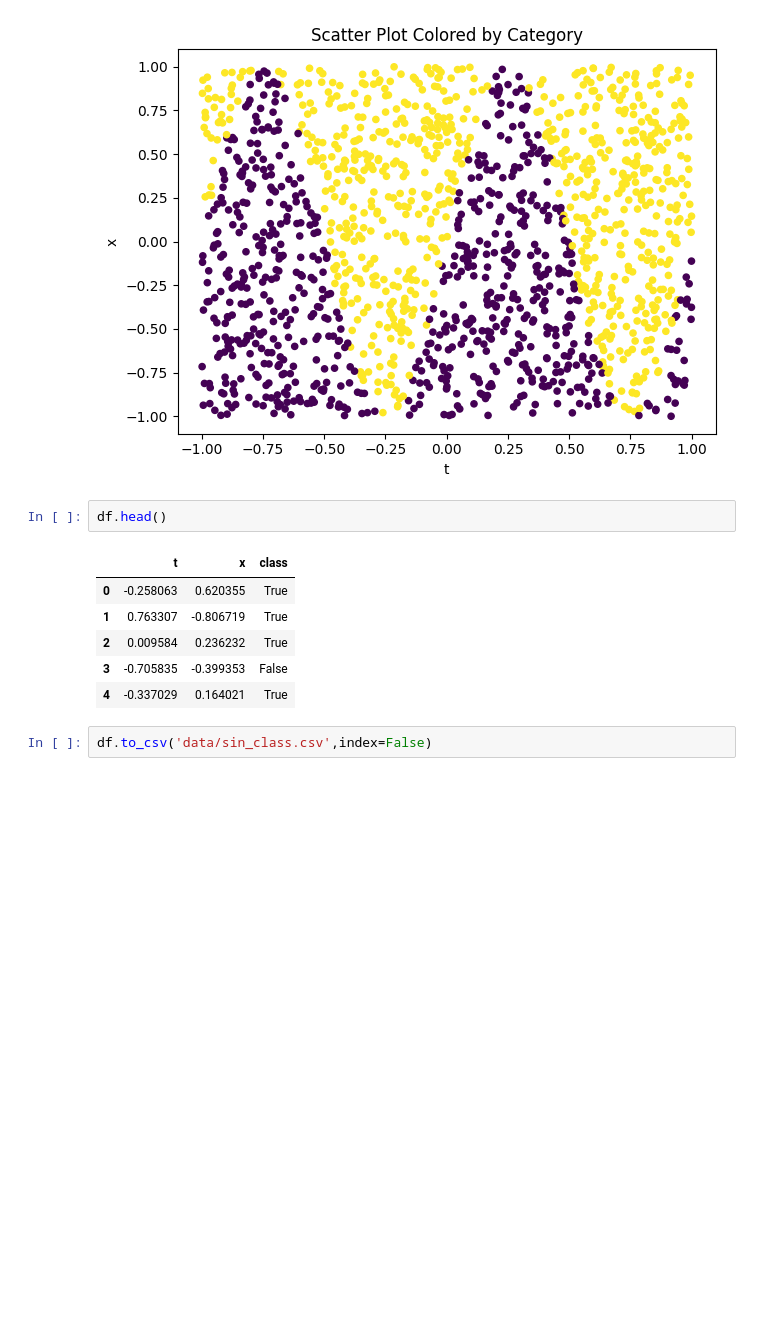
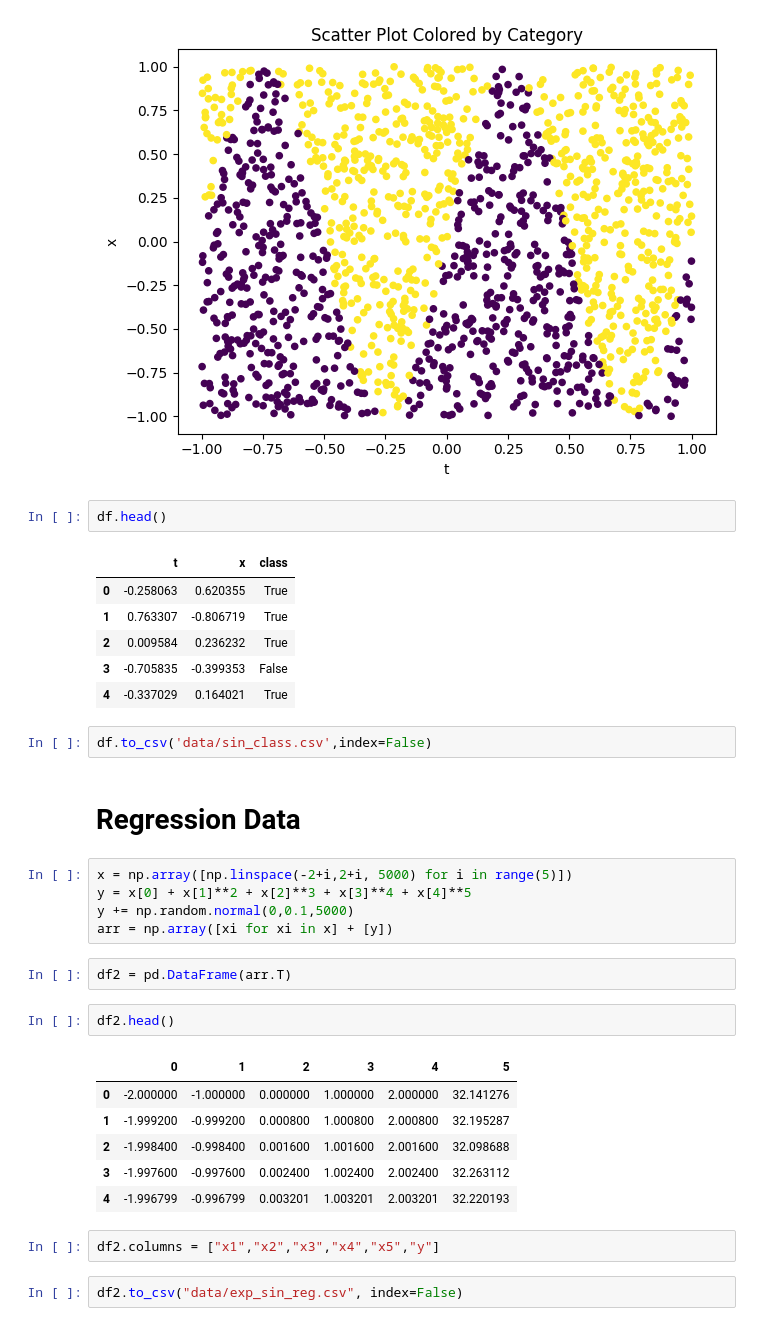
Before and after one commit to scatkinson/neunet, a Jupyter notebook: Classification Demo.ipynb, the cells around one changed output. Saved outputs shown, nothing was run; the diff lists cells and outputs as text; blank space fills up the shorter version.

Commit message:
regression tuned up

```diff
--- a/Classification Demo.ipynb
+++ b/Classification Demo.ipynb
@@ -62,3 +62,25 @@ df.head()
 | 4 | -0.337029 | 0.164021 | True |
 # %%
 df.to_csv('data/sin_class.csv',index=False)
+# %% [markdown]
+# Regression Data
+# %%
+x = np.array([np.linspace(-2+i,2+i, 5000) for i in range(5)])
+y = x[0] + x[1]**2 + x[2]**3 + x[3]**4 + x[4]**5
+y += np.random.normal(0,0.1,5000)
+arr = np.array([xi for xi in x] + [y])
+# %%
+df2 = pd.DataFrame(arr.T)
+# %%
+df2.head()
+# %% [output]
+|  | 0 | 1 | 2 | 3 | 4 | 5 |
+| 0 | -2.000000 | -1.000000 | 0.000000 | 1.000000 | 2.000000 | 32.141276 |
+| 1 | -1.999200 | -0.999200 | 0.000800 | 1.000800 | 2.000800 | 32.195287 |
+| 2 | -1.998400 | -0.998400 | 0.001600 | 1.001600 | 2.001600 | 32.098688 |
+| 3 | -1.997600 | -0.997600 | 0.002400 | 1.002400 | 2.002400 | 32.263112 |
+| 4 | -1.996799 | -0.996799 | 0.003201 | 1.003201 | 2.003201 | 32.220193 |
+# %%
+df2.columns = ["x1","x2","x3","x4","x5","y"]
+# %%
+df2.to_csv("data/exp_sin_reg.csv", index=False)
```
Also changed, not shown: 12 other files.
